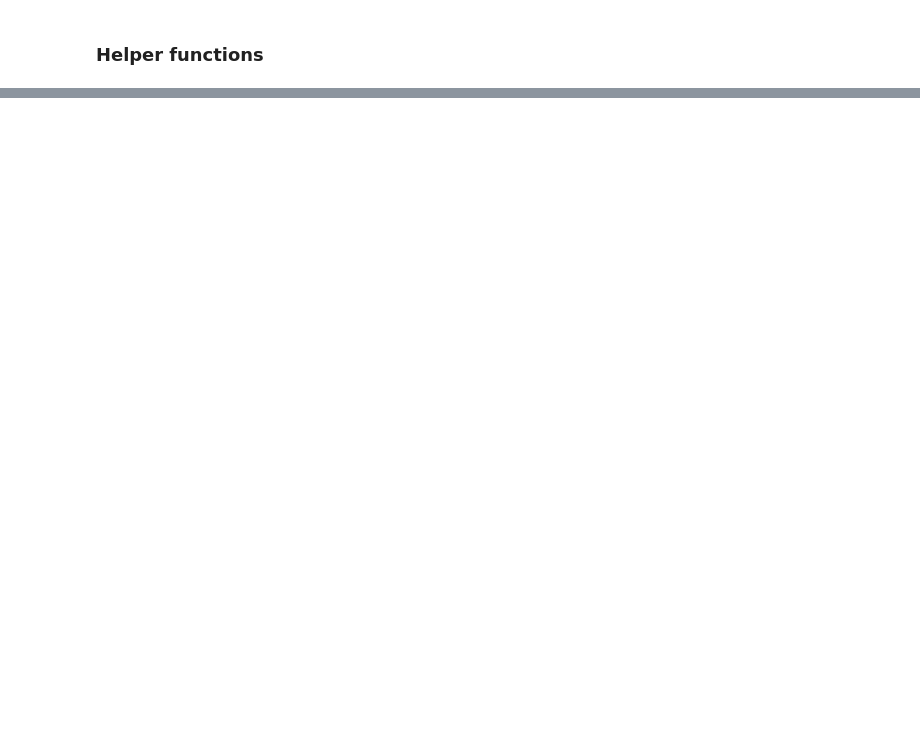
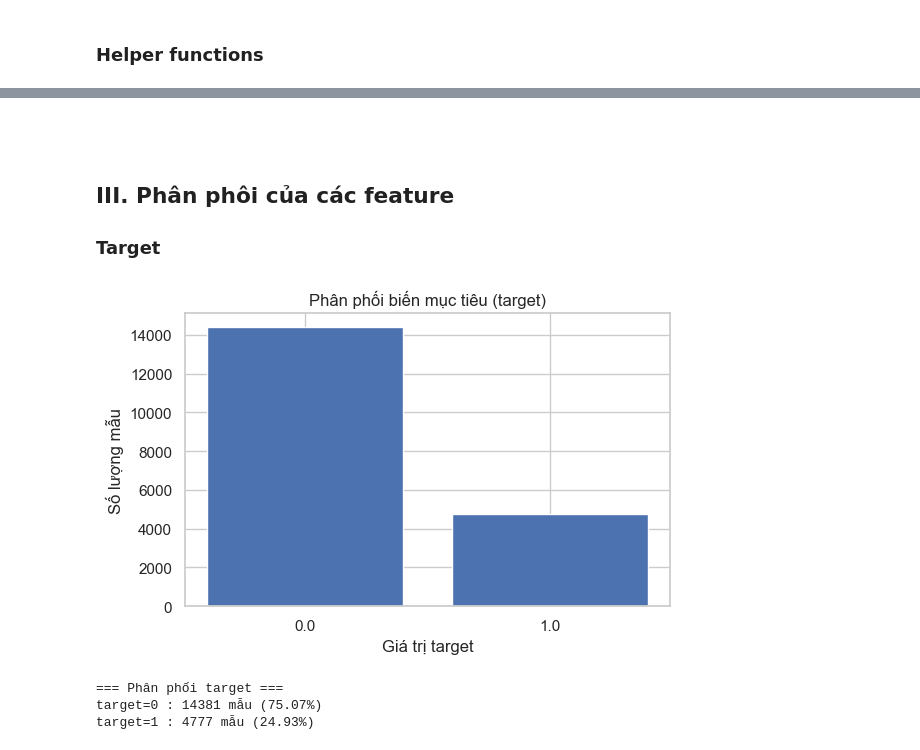
Before and after one commit to cyhapun/hr_analytics_job_change_of_data_scientists, a Jupyter notebook: notebooks/01_data_exploration.ipynb, the cells around one changed output, grey strips where cells are left out. Drawn from its saved outputs; the diff is of its cells as text; code cells hidden in the pictures; blank space fills up the shorter version.

```diff
--- a/notebooks/01_data_exploration.ipynb
+++ b/notebooks/01_data_exploration.ipynb
@@ -744,0 +422,14 @@ Những kết quả này sẽ được dùng để:
+# %%
+categorical_to_describe = [
+    "gender",
+    "education_level",
+    "major_discipline",
+    "company_size",
+    "company_type",
+    "enrolled_university",
+    "relevent_experience",
+    "city",
+]
+print("="*55)
+for col_name in categorical_to_describe:
+    describe_categorical(col_name, top_k=3)
@@ -744,0 +495,22 @@ Những kết quả này sẽ được dùng để:
+# %%
+def parse_experience(x: str) -> float:
+    if is_missing(x):
+        return np.nan
+    x = x.strip()
+    if x.startswith("<"):
+        return 0.0
+    if x.startswith(">"):
+        return 21.0
+    if is_float(x):
+        return float(x)
+    return np.nan
+
+def parse_float_or_nan(x: str) -> float:
+    return float(x) if (not is_missing(x) and is_float(x)) else np.nan
+
+def get_numeric_array(col_name: str, parser=parse_float_or_nan):
+    col = get_col(col_name)
+    out = np.empty(col.shape[0], dtype=float)
+    for i, v in enumerate(col):
+        out[i] = parser(v)
+    return out
@@ -744,0 +619,12 @@ Những kết quả này sẽ được dùng để:
+# %% [markdown]
+##
+# %% [markdown]
+## III. Phân phôi của các feature
+### Target
+# %%
+plot_target_distribution(target)
+# %% [output]
+[figure, added]
+=== Phân phối target ===
+target=0 : 14381 mẫu (75.07%)
+target=1 : 4777 mẫu (24.93%)
```
Also changed, not shown: parts of 72 cells of this notebook, 1 other file.
